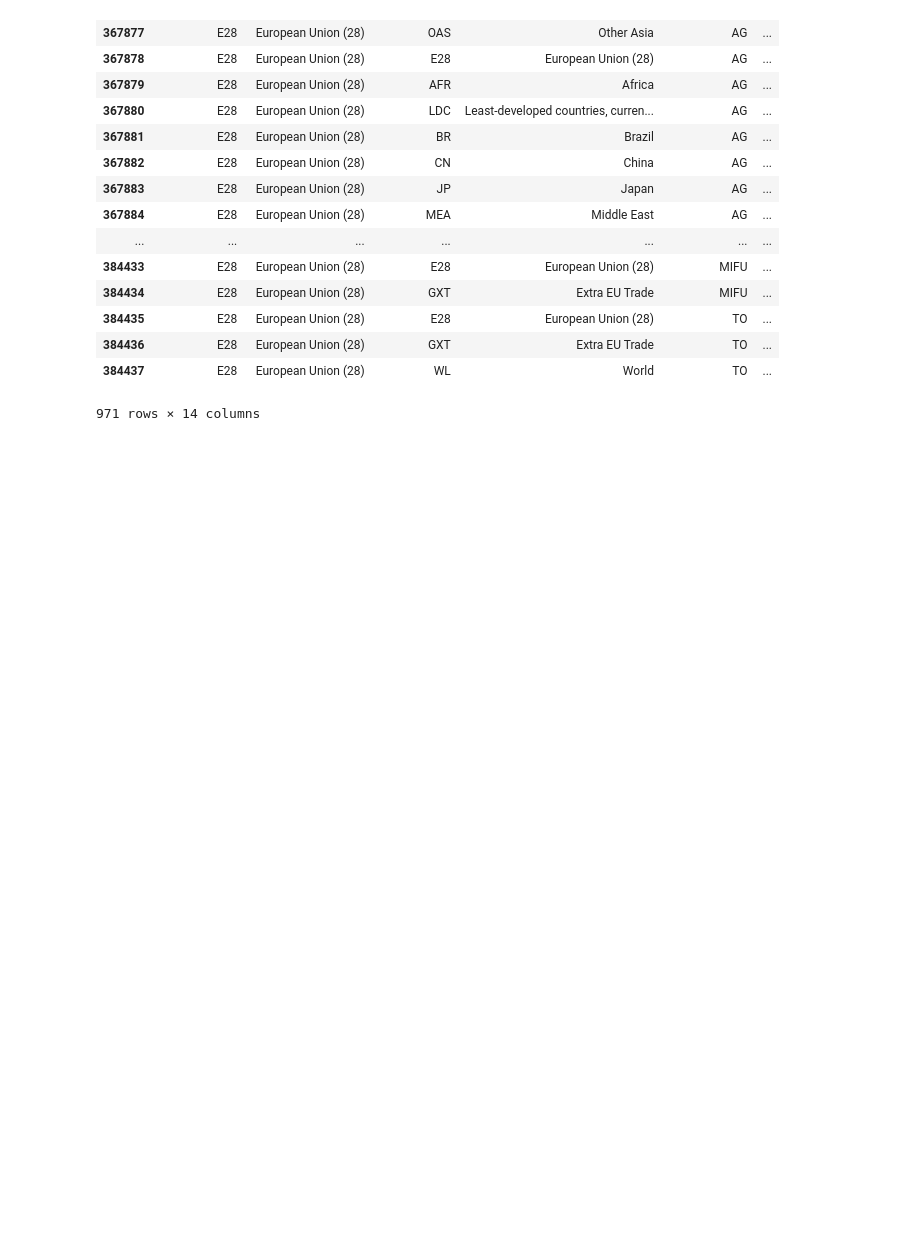
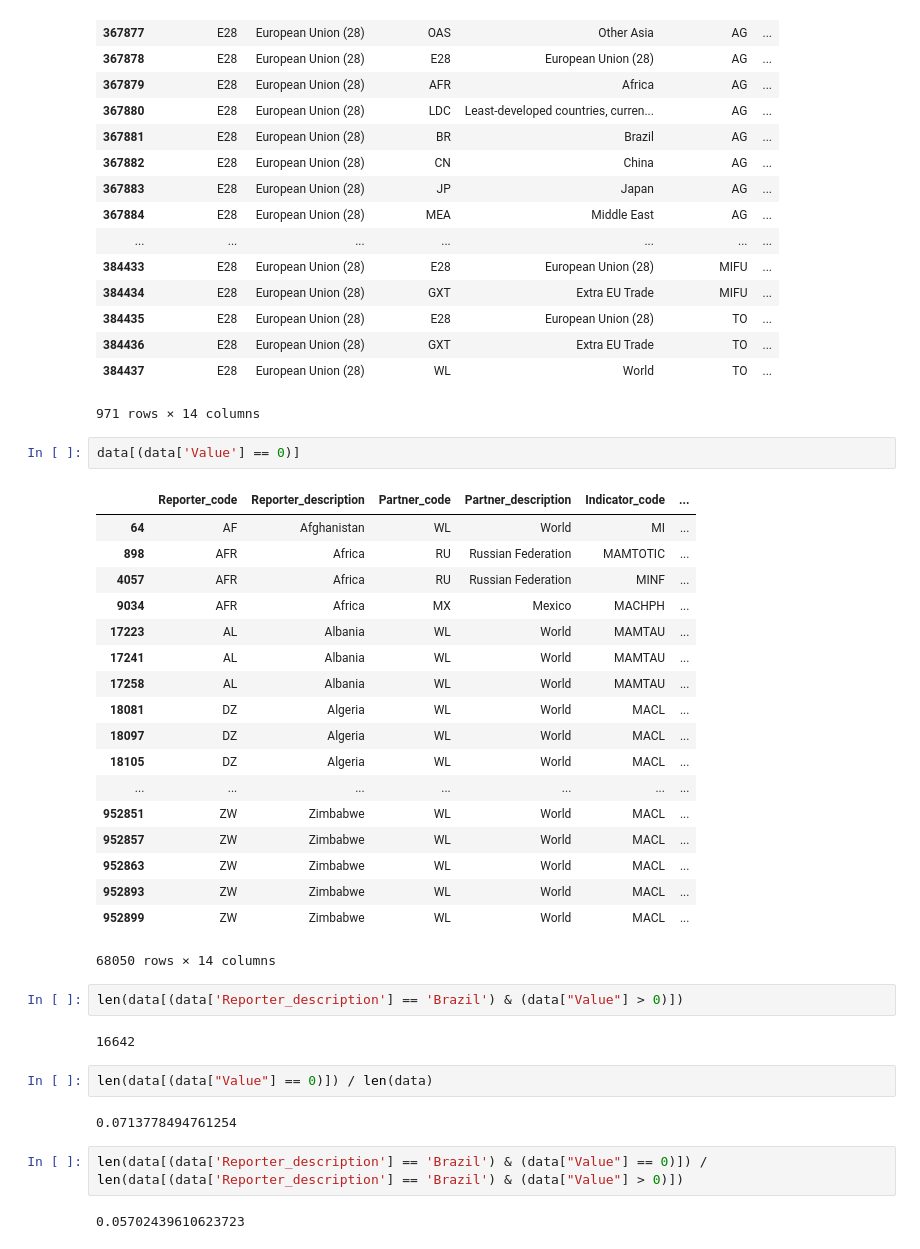
Before and after one commit to gbaasch/data_mining, a Jupyter notebook: eda.ipynb, the cells around one changed output. Saved outputs shown, nothing was run; the diff lists cells and outputs as text; blank space fills up the shorter version.

Commit message:
Small updates to visualize 0 values

```diff
--- a/eda.ipynb
+++ b/eda.ipynb
@@ -126,3 +126,36 @@ data[(data['Year'] == 2000) & (data['Reporter_description'] == 'European Union (
 | 384436 | E28 | European Union (28) | GXT | Extra EU Trade | TO | ... |
 | 384437 | E28 | European Union (28) | WL | World | TO | ... |
 971 rows × 14 columns
+# %%
+data[(data['Value'] == 0)]
+# %% [output]
+|  | Reporter_code | Reporter_description | Partner_code | Partner_description | Indicator_code | ... |
+| 64 | AF | Afghanistan | WL | World | MI | ... |
+| 898 | AFR | Africa | RU | Russian Federation | MAMTOTIC | ... |
+| 4057 | AFR | Africa | RU | Russian Federation | MINF | ... |
+| 9034 | AFR | Africa | MX | Mexico | MACHPH | ... |
+| 17223 | AL | Albania | WL | World | MAMTAU | ... |
+| 17241 | AL | Albania | WL | World | MAMTAU | ... |
+| 17258 | AL | Albania | WL | World | MAMTAU | ... |
+| 18081 | DZ | Algeria | WL | World | MACL | ... |
+| 18097 | DZ | Algeria | WL | World | MACL | ... |
+| 18105 | DZ | Algeria | WL | World | MACL | ... |
+| ... | ... | ... | ... | ... | ... | ... |
+| 952851 | ZW | Zimbabwe | WL | World | MACL | ... |
+| 952857 | ZW | Zimbabwe | WL | World | MACL | ... |
+| 952863 | ZW | Zimbabwe | WL | World | MACL | ... |
+| 952893 | ZW | Zimbabwe | WL | World | MACL | ... |
+| 952899 | ZW | Zimbabwe | WL | World | MACL | ... |
+68050 rows × 14 columns
+# %%
+len(data[(data['Reporter_description'] == 'Brazil') & (data["Value"] > 0)])
+# %% [output]
+16642
+# %%
+len(data[(data["Value"] == 0)]) / len(data)
+# %% [output]
+0.0713778494761254
+# %%
+len(data[(data['Reporter_description'] == 'Brazil') & (data["Value"] == 0)]) / len(data[(data['Reporter_description'] == 'Brazil') & (data["Value"] > 0)])
+# %% [output]
+0.05702439610623723
```
Also changed, not shown: 1 other file.
